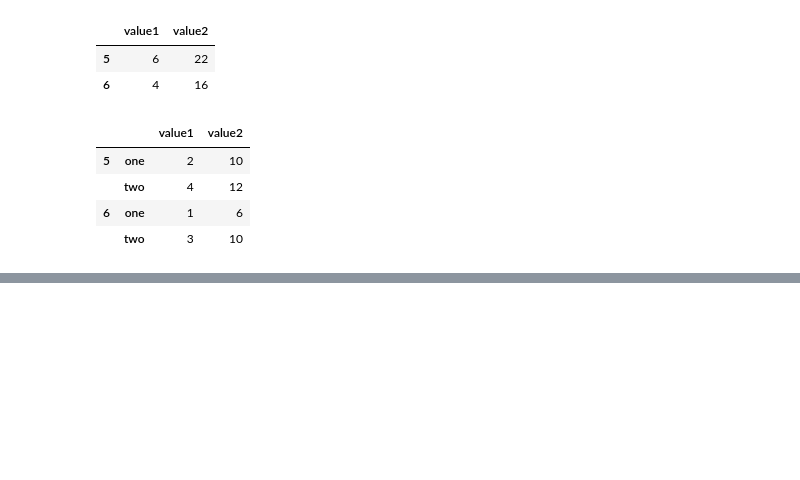
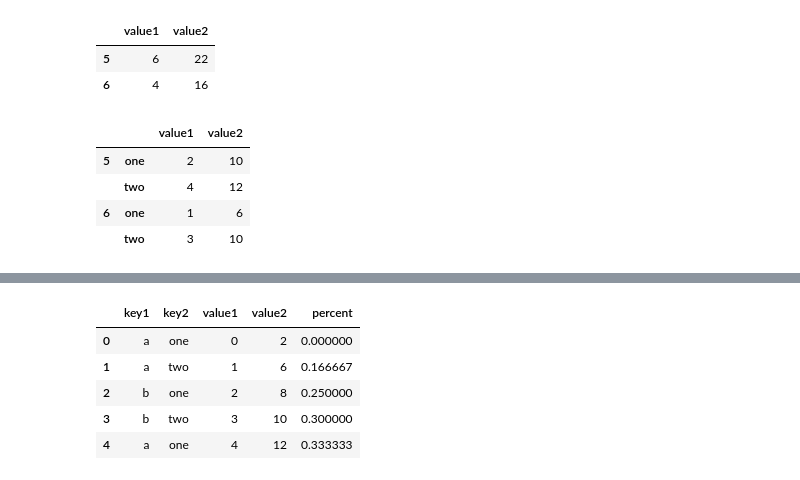
Before and after one commit to DepInjoy/PythonGrammarFoundation, a Jupyter notebook: jupyters/Pandas.ipynb, the cells around one changed output, grey strips where cells are left out. Cells and saved outputs as stored; diff of their text form; code cells hidden in the pictures; blank space fills up the shorter version.

```diff
--- a/jupyters/Pandas.ipynb
+++ b/jupyters/Pandas.ipynb
@@ -268,0 +385,10 @@ df.groupby([len, key_list]).sum()
+# %%
+df["percent"] = df["value1"] / df["value2"]
+df
+# %% [output]
+|  | key1 | key2 | value1 | value2 | percent |
+| 0 | a | one | 0 | 2 | 0.000000 |
+| 1 | a | two | 1 | 6 | 0.166667 |
+| 2 | b | one | 2 | 8 | 0.250000 |
+| 3 | b | two | 3 | 10 | 0.300000 |
+| 4 | a | one | 4 | 12 | 0.333333 |
```
Also changed, not shown: parts of 19 cells of this notebook.
